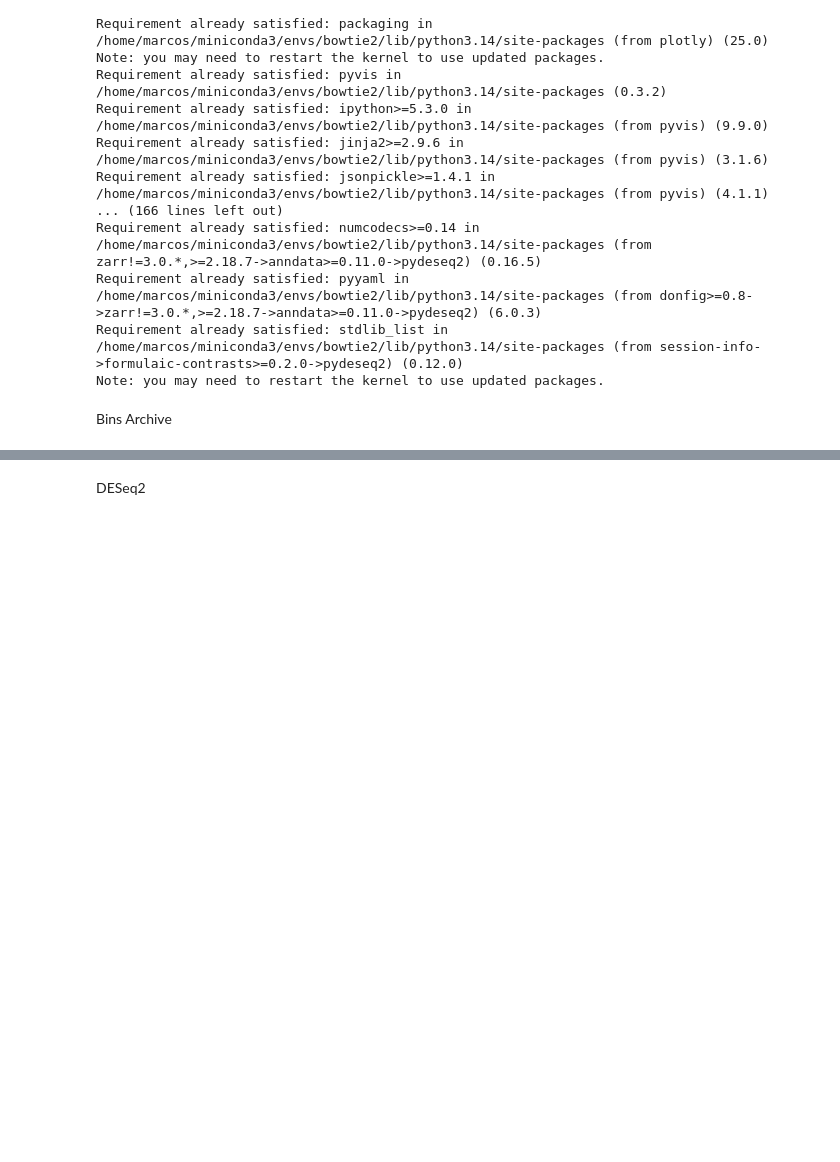
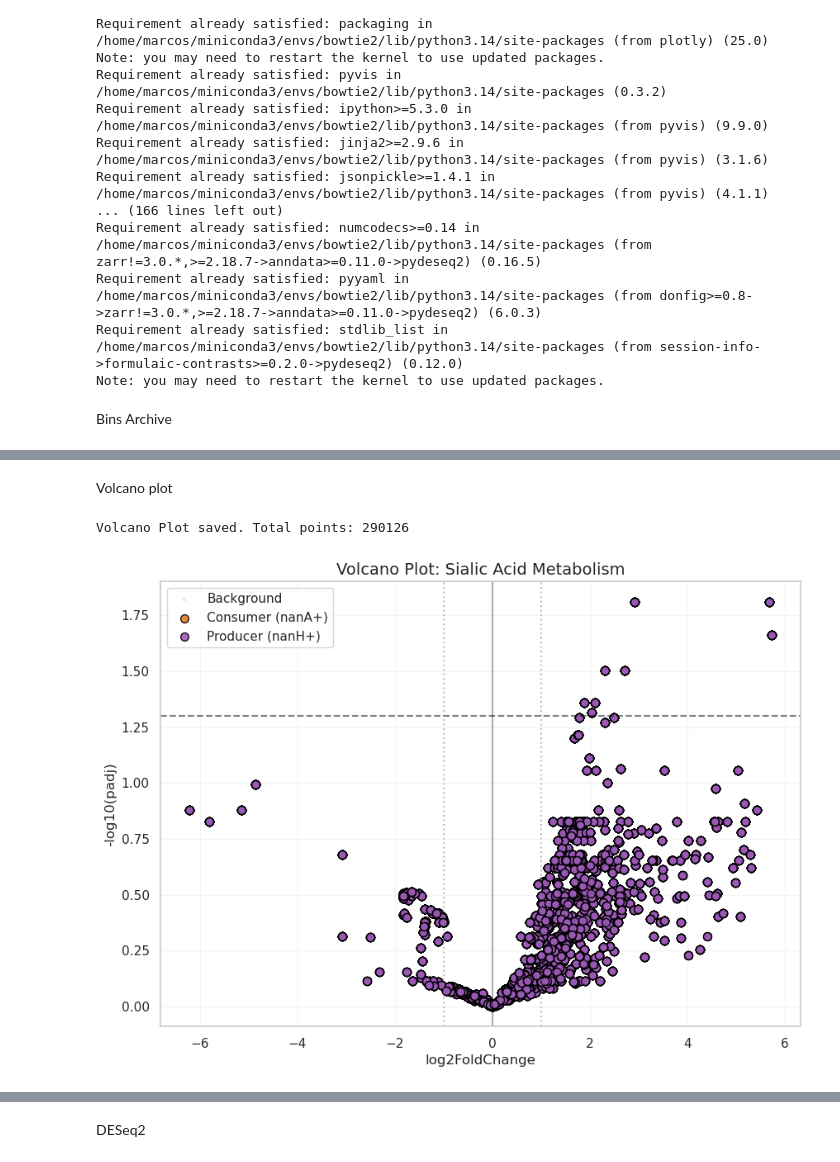
Before and after one commit to Marcosv21/Doc_project, a Jupyter notebook: statistical_analysis/plots_doc_simple.ipynb, the cells around one changed output, grey strips where cells are left out. Cells and saved outputs as stored; diff of their text form; code cells hidden in the pictures; blank space fills up the shorter version.

```diff
--- a/statistical_analysis/plots_doc_simple.ipynb
+++ b/statistical_analysis/plots_doc_simple.ipynb
@@ -909,0 +469,60 @@ Saved to: /home/marcos/PRJEB59406/ORGANIZED_RESULTS/figures/gtdb_quality/Fig2_Co
+# %% [markdown]
+Volcano plot
+# %%
+import pandas as pd
+import numpy as np
+import matplotlib.pyplot as plt
+import os
+
+# 1. Setup
+FILE_PATH = "/home/marcos/PRJEB59406/ORGANIZED_RESULTS_PJREB59406/ORGANIZED_RESULTS_PRJEB59406/Final_Table_Taxonomy_Function_DESeq2.tsv"
+OUT_DIR = "/home/marcos/PRJEB59406/ORGANIZED_RESULTS_PJREB59406/ORGANIZED_RESULTS_PRJEB59406/image"
+os.makedirs(OUT_DIR, exist_ok=True)
+
+df = pd.read_csv(FILE_PATH, sep='\t')
+df['log2FoldChange'] = pd.to_numeric(df['log2FoldChange'], errors='coerce')
+df['padj'] = pd.to_numeric(df['padj'], errors='coerce').replace(0, 1e-300)
+df = df.dropna(subset=['log2FoldChange', 'padj']).copy()
+df['neg_log10_padj'] = -np.log10(df['padj'])
+
+# 2. Define Status
+genes = ['has_nanH', 'has_nanE', 'has_nanK', 'has_nanA', 'has_nanT']
+for g in genes:
+    df[g] = df[g].astype(str).str.upper().isin(['YES', 'TRUE', '1', '1.0'])
+
+df['Status'] = 'Background'
+df.loc[df['has_nanH'] & df['has_nanA'], 'Status'] = 'Producer (nanH+)'
+df.loc[(~df['has_nanH']) & df['has_nanA'], 'Status'] = 'Consumer (nanA+)'
+
+# 3. Plotting
+plt.figure(figsize=(10, 7))
+
+# Plot layers
+colors = {'Background': 'lightgrey', 'Consumer (nanA+)': '#e67e22', 'Producer (nanH+)': '#9b59b6'}
+sizes = {'Background': 15, 'Consumer (nanA+)': 50, 'Producer (nanH+)': 50}
+alphas = {'Background': 0.4, 'Consumer (nanA+)': 0.9, 'Producer (nanH+)': 0.9}
+
+for status, color in colors.items():
+    sub = df[df['Status'] == status]
+    plt.scatter(sub['log2FoldChange'], sub['neg_log10_padj'],
+                c=color, s=sizes[status], alpha=alphas[status],
+                label=status, edgecolors='none' if status == 'Background' else 'black')
+
+# Threshold lines
+plt.axhline(-np.log10(0.05), color='black', linestyle='--', alpha=0.5)
+plt.axvline(0, color='black', alpha=0.3)
+plt.axvline(1, color='grey', linestyle=':', alpha=0.5)
+plt.axvline(-1, color='grey', linestyle=':', alpha=0.5)
+
+# Labels & Export
+plt.title('Volcano Plot: Sialic Acid Metabolism', fontsize=14)
+plt.xlabel('log2FoldChange')
+plt.ylabel('-log10(padj)')
+plt.legend()
+plt.grid(True, alpha=0.2)
+
+plt.savefig(os.path.join(OUT_DIR, "Volcano_Sialic.png"), dpi=300)
+print(f"Volcano Plot saved. Total points: {len(df)}")
+# %% [output]
+Volcano Plot saved. Total points: 290126
+[figure, added]
```
Also changed, not shown: parts of 67 cells of this notebook, 7 other files.
